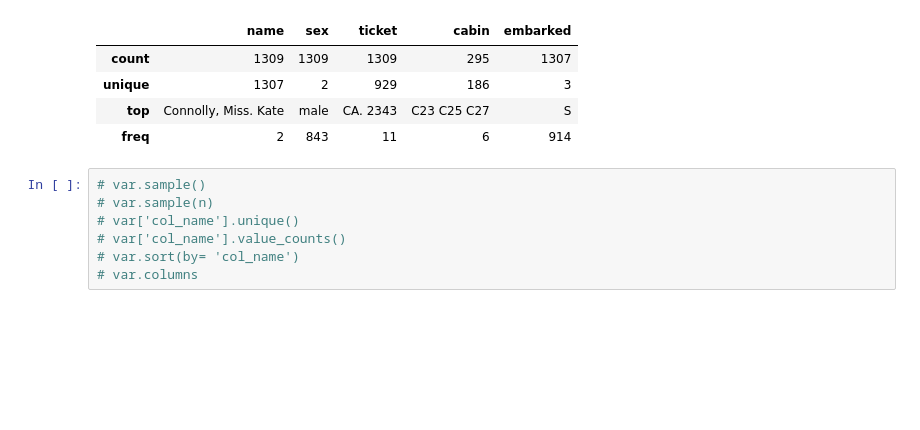
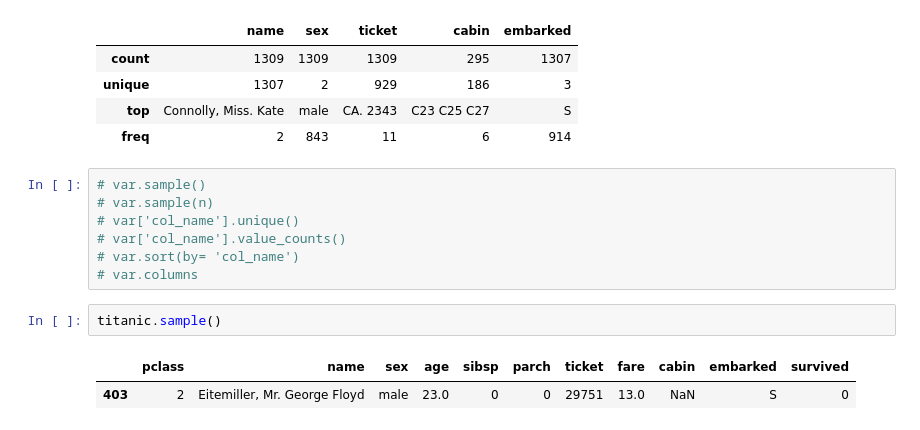
Before and after one commit to avnish-007/temp-repo, a Jupyter notebook: not_so_imp.ipynb, the cells around one changed output. Saved outputs shown, nothing was run; the diff lists cells and outputs as text; blank space fills up the shorter version.

```diff
--- a/not_so_imp.ipynb
+++ b/not_so_imp.ipynb
@@ -546,3 +544,8 @@ See https://pandas.pydata.org/docs/user_guide/migration-3-strings.html#string-mi
 # var['col_name'].value_counts()
 # var.sort(by= 'col_name')
 # var.columns
+# %%
+titanic.sample()
+# %% [output]
+|  | pclass | name | sex | age | sibsp | parch | ticket | fare | cabin | embarked | survived |
+| 403 | 2 | Eitemiller, Mr. George Floyd | male | 23.0 | 0 | 0 | 29751 | 13.0 | NaN | S | 0 |
```
Also changed, not shown: parts of 1 cell of this notebook.
